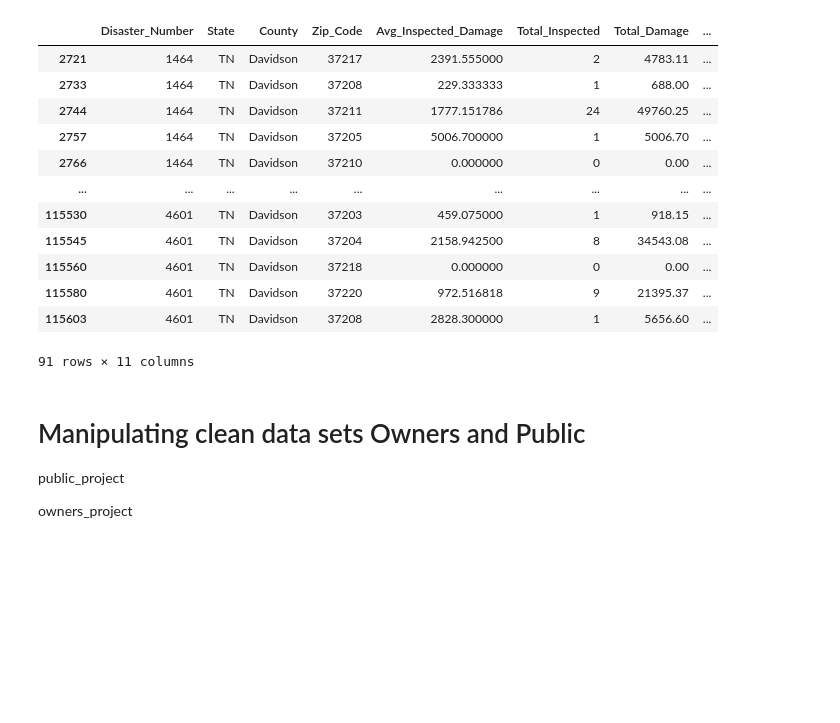
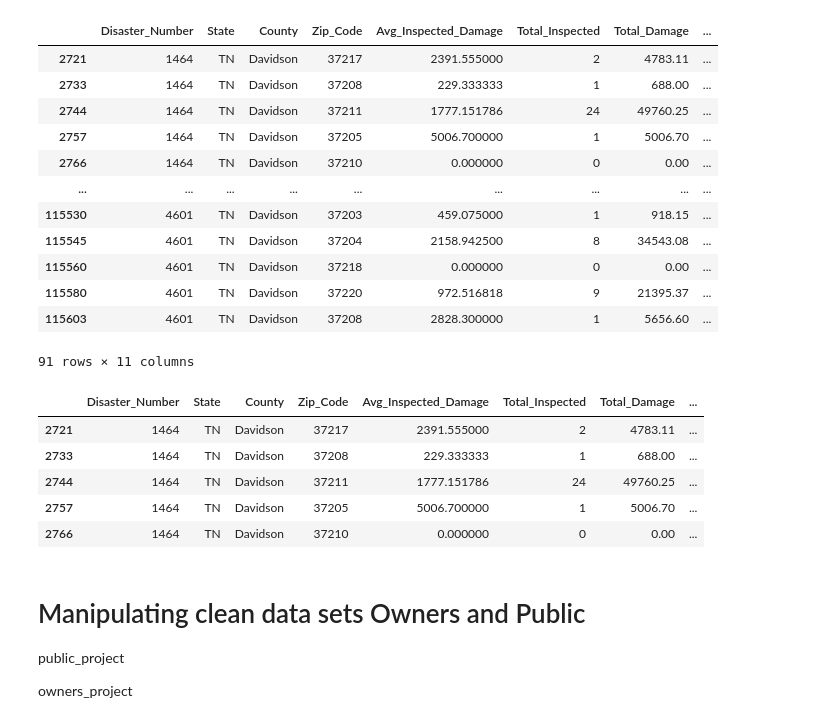
Before and after one commit to mjlintemu/Nashville_Community_Resources, a Jupyter notebook: data/matthew_capstone.ipynb, the cells around one changed output. Saved outputs shown, nothing was run; the diff lists cells and outputs as text; code cells hidden in the pictures; blank space fills up the shorter version.

```diff
--- a/data/matthew_capstone.ipynb
+++ b/data/matthew_capstone.ipynb
@@ -305,6 +305,15 @@ owners_project
 | 115580 | 4601 | TN | Davidson | 37220 | 972.516818 | 9 | 21395.37 | ... |
 | 115603 | 4601 | TN | Davidson | 37208 | 2828.300000 | 1 | 5656.60 | ... |
 91 rows × 11 columns
+# %%
+owners_project.head()
+# %% [output]
+|  | Disaster_Number | State | County | Zip_Code | Avg_Inspected_Damage | Total_Inspected | Total_Damage | ... |
+| 2721 | 1464 | TN | Davidson | 37217 | 2391.555000 | 2 | 4783.11 | ... |
+| 2733 | 1464 | TN | Davidson | 37208 | 229.333333 | 1 | 688.00 | ... |
+| 2744 | 1464 | TN | Davidson | 37211 | 1777.151786 | 24 | 49760.25 | ... |
+| 2757 | 1464 | TN | Davidson | 37205 | 5006.700000 | 1 | 5006.70 | ... |
+| 2766 | 1464 | TN | Davidson | 37210 | 0.000000 | 0 | 0.00 | ... |
 # %% [markdown]
 # Manipulating clean data sets Owners and Public
 public_project
```
Also changed, not shown: parts of 1 cell of this notebook, 4 other files.
